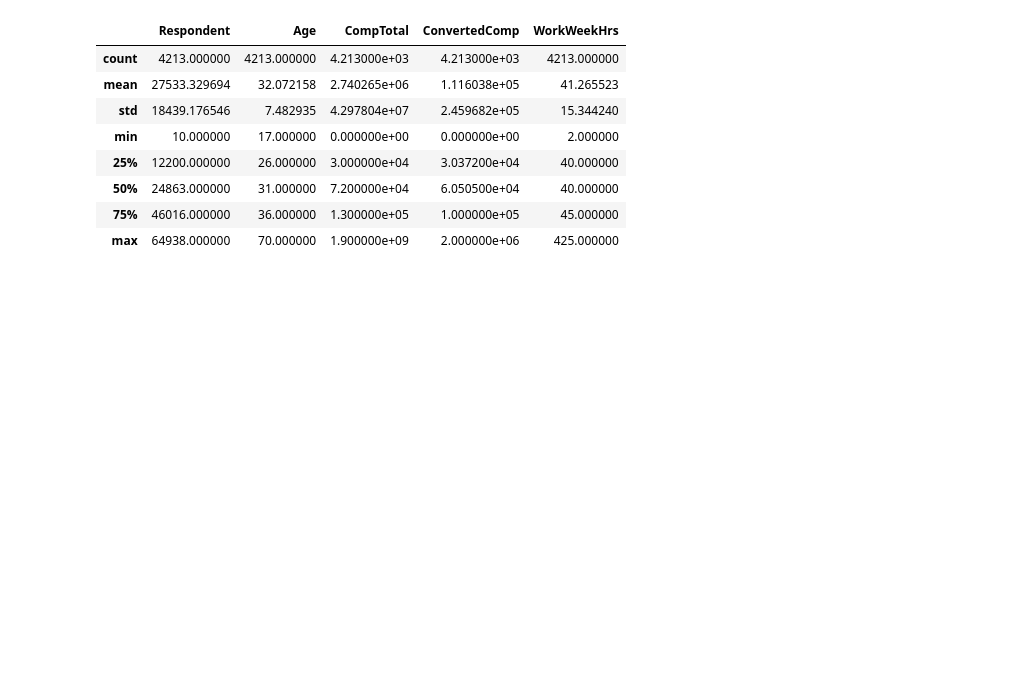
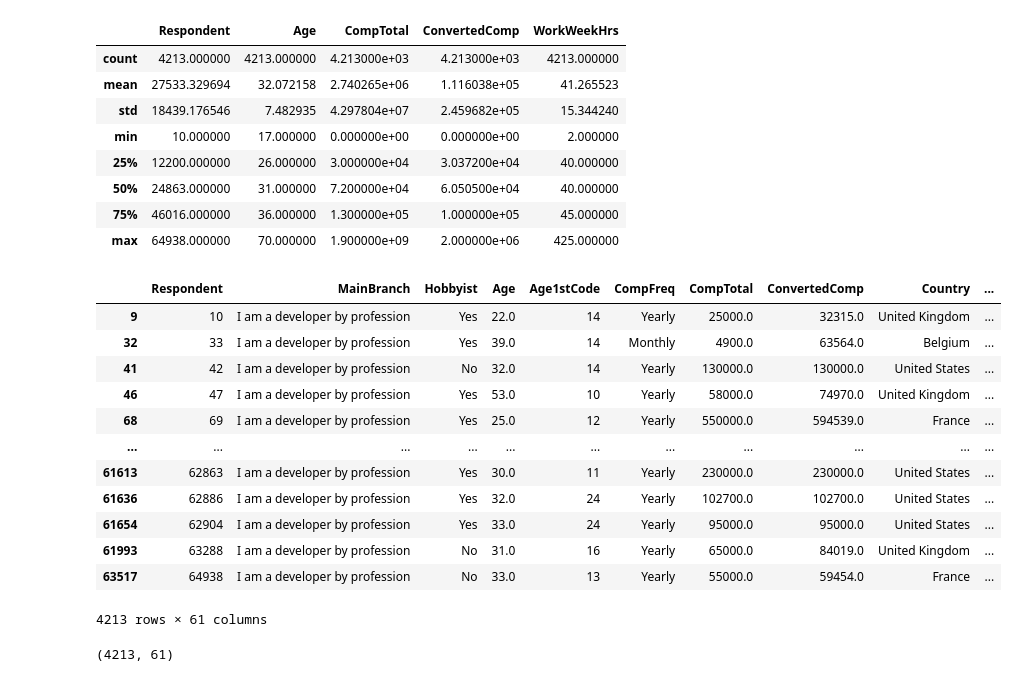
Before and after one commit to ijazkhan101/Data-Analytics-and-Visualization-Capstone-Project, a Jupyter notebook: Explore the Data/M1ExploreDataSet-lab.ipynb, the cells around one changed output. Saved outputs shown, nothing was run; the diff lists cells and outputs as text; code cells hidden in the pictures; blank space fills up the shorter version.

```diff
--- a/Explore the Data/M1ExploreDataSet-lab.ipynb
+++ b/Explore the Data/M1ExploreDataSet-lab.ipynb
@@ -282,3 +274,19 @@ df.describe()
 | 50% | 24863.000000 | 31.000000 | 7.200000e+04 | 6.050500e+04 | 40.000000 |
 | 75% | 46016.000000 | 36.000000 | 1.300000e+05 | 1.000000e+05 | 45.000000 |
 | max | 64938.000000 | 70.000000 | 1.900000e+09 | 2.000000e+06 | 425.000000 |
+# %%
+df
+# %% [output]
+|  | Respondent | MainBranch | Hobbyist | Age | Age1stCode | CompFreq | CompTotal | ConvertedComp | Country | ... |
+| 9 | 10 | I am a developer by profession | Yes | 22.0 | 14 | Yearly | 25000.0 | 32315.0 | United Kingdom | ... |
+| 32 | 33 | I am a developer by profession | Yes | 39.0 | 14 | Monthly | 4900.0 | 63564.0 | Belgium | ... |
+| 41 | 42 | I am a developer by profession | No | 32.0 | 14 | Yearly | 130000.0 | 130000.0 | United States | ... |
+| 46 | 47 | I am a developer by profession | Yes | 53.0 | 10 | Yearly | 58000.0 | 74970.0 | United Kingdom | ... |
+| 68 | 69 | I am a developer by profession | Yes | 25.0 | 12 | Yearly | 550000.0 | 594539.0 | France | ... |
+| ... | ... | ... | ... | ... | ... | ... | ... | ... | ... | ... |
+| 61613 | 62863 | I am a developer by profession | Yes | 30.0 | 11 | Yearly | 230000.0 | 230000.0 | United States | ... |
+| 61636 | 62886 | I am a developer by profession | Yes | 32.0 | 24 | Yearly | 102700.0 | 102700.0 | United States | ... |
+| 61654 | 62904 | I am a developer by profession | Yes | 33.0 | 24 | Yearly | 95000.0 | 95000.0 | United States | ... |
+| 61993 | 63288 | I am a developer by profession | No | 31.0 | 16 | Yearly | 65000.0 | 84019.0 | United Kingdom | ... |
+| 63517 | 64938 | I am a developer by profession | No | 33.0 | 13 | Yearly | 55000.0 | 59454.0 | France | ... |
+4213 rows × 61 columns
@@ -284,0 +295,4 @@ df.describe()
+# %%
+df.shape
+# %% [output]
+(4213, 61)
```
Also changed, not shown: parts of 3 cells of this notebook, 2 other files.
